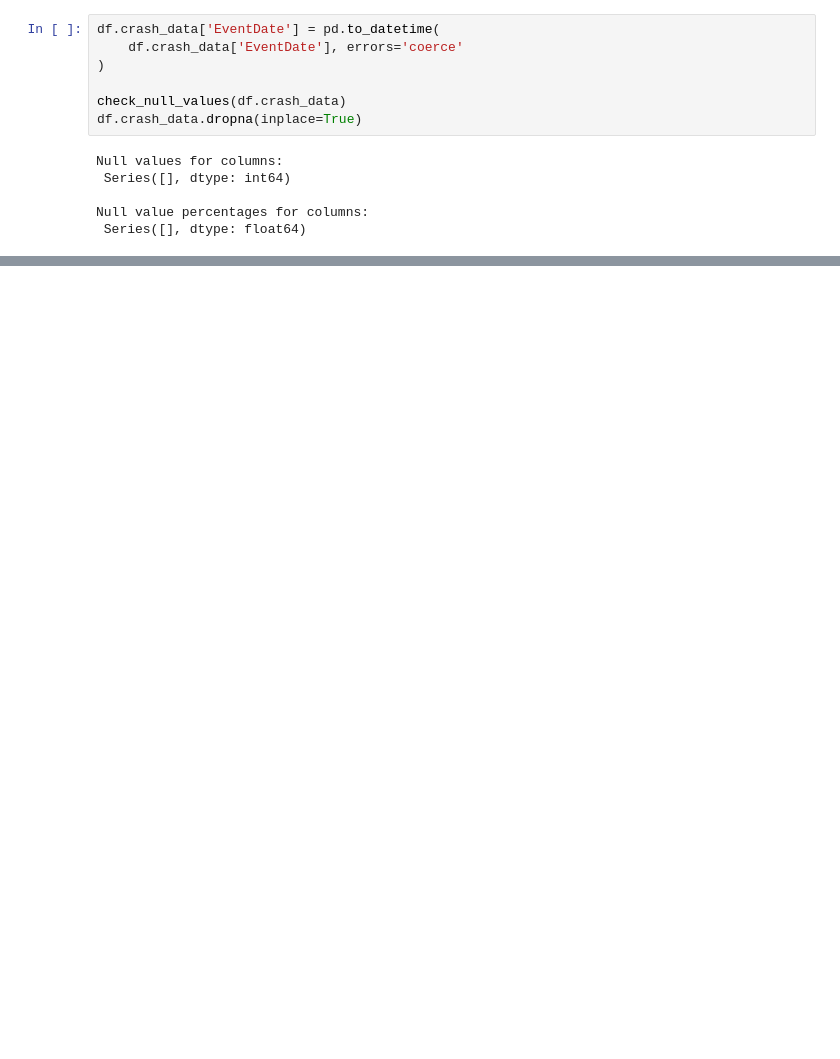
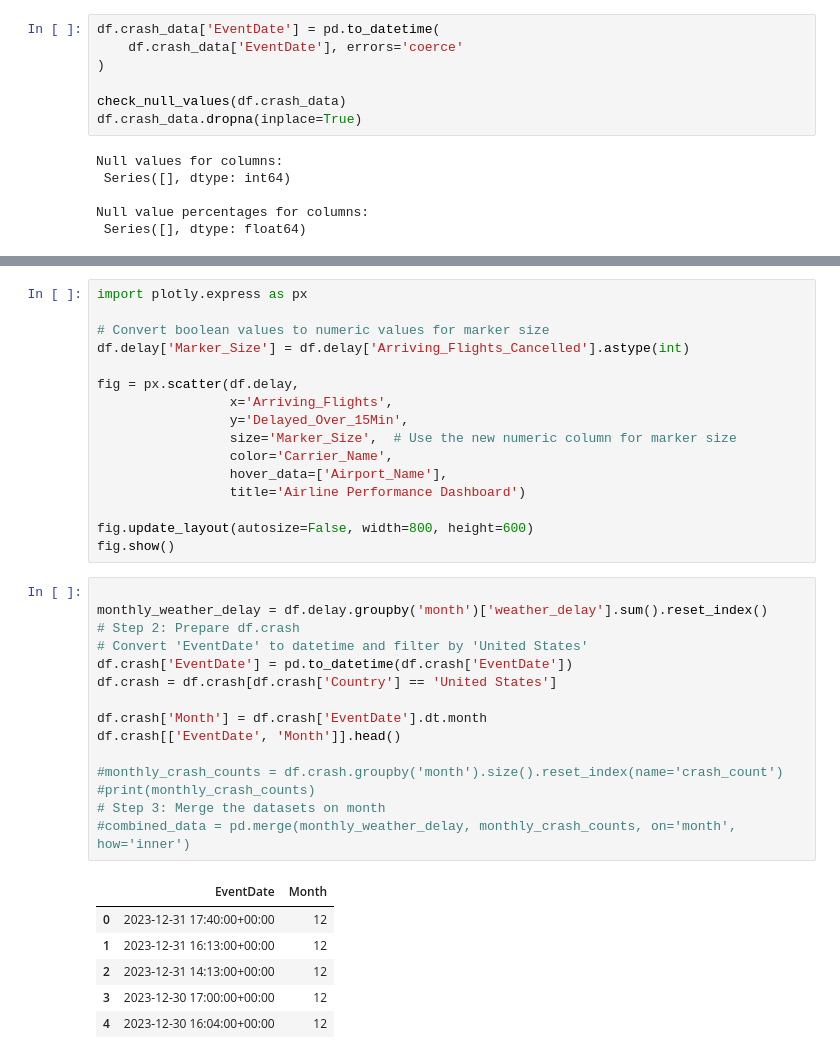
Before and after one commit to devparikh0506/DATA-601, a Jupyter notebook: final-project/601_Final_Project.ipynb, the cells around one changed output, grey strips where cells are left out. Saved outputs shown, nothing was run; the diff lists cells and outputs as text; blank space fills up the shorter version.

```diff
--- a/final-project/601_Final_Project.ipynb
+++ b/final-project/601_Final_Project.ipynb
@@ -427,0 +568,38 @@ df.crash_data.head()
+# %%
+import plotly.express as px
+
+# Convert boolean values to numeric values for marker size
+df.delay['Marker_Size'] = df.delay['Arriving_Flights_Cancelled'].astype(int)
+
+fig = px.scatter(df.delay,
+                 x='Arriving_Flights',
+                 y='Delayed_Over_15Min',
+                 size='Marker_Size',  # Use the new numeric column for marker size
+                 color='Carrier_Name',
+                 hover_data=['Airport_Name'],
+                 title='Airline Performance Dashboard')
+
+fig.update_layout(autosize=False, width=800, height=600)
+fig.show()
+# %%
+
+monthly_weather_delay = df.delay.groupby('month')['weather_delay'].sum().reset_index()
+# Step 2: Prepare df.crash
+# Convert 'EventDate' to datetime and filter by 'United States'
+df.crash['EventDate'] = pd.to_datetime(df.crash['EventDate'])
+df.crash = df.crash[df.crash['Country'] == 'United States']
+
+df.crash['Month'] = df.crash['EventDate'].dt.month
+df.crash[['EventDate', 'Month']].head()
+
+#monthly_crash_counts = df.crash.groupby('month').size().reset_index(name='crash_count')
+#print(monthly_crash_counts)
+# Step 3: Merge the datasets on month
+#combined_data = pd.merge(monthly_weather_delay, monthly_crash_counts, on='month', how='inner')
+# %% [output]
+|  | EventDate | Month |
+| 0 | 2023-12-31 17:40:00+00:00 | 12 |
+| 1 | 2023-12-31 16:13:00+00:00 | 12 |
+| 2 | 2023-12-31 14:13:00+00:00 | 12 |
+| 3 | 2023-12-30 17:00:00+00:00 | 12 |
+| 4 | 2023-12-30 16:04:00+00:00 | 12 |
```
Also changed, not shown: parts of 42 cells of this notebook.
